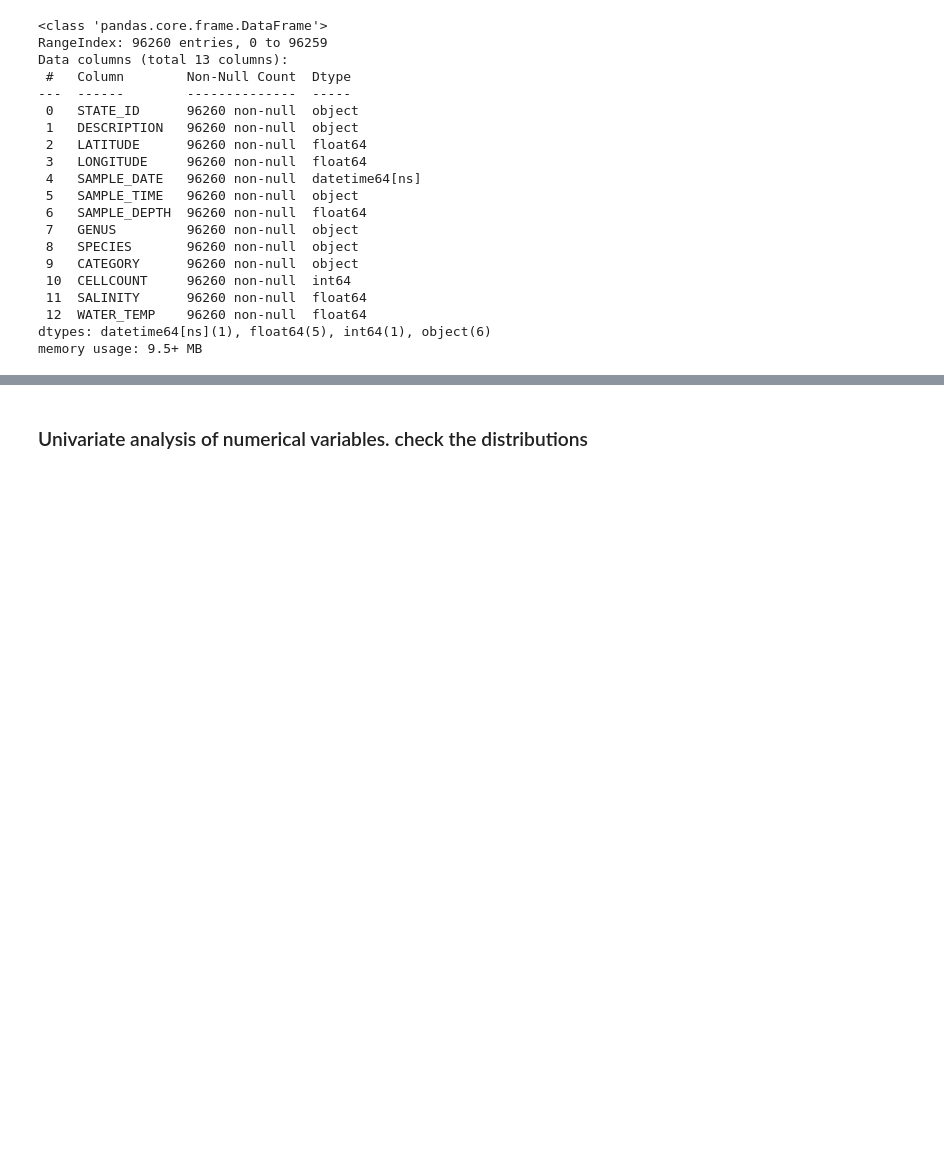
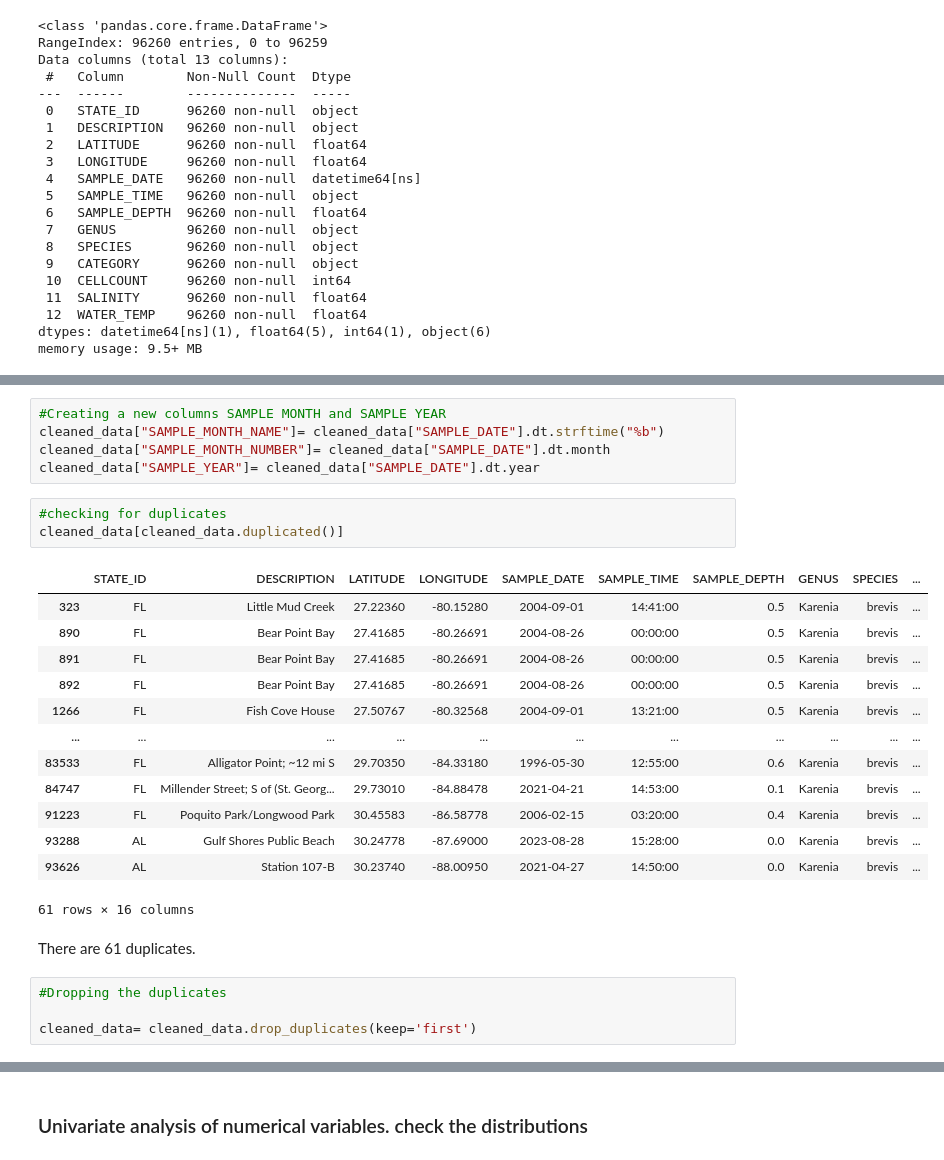
Before and after one commit to btokoli/Spotting-the-Unseen-Anomaly-Detection-in-Water-Quality-for-Early-Algal-Bloom-Warnings, a Jupyter notebook: analysis.ipynb, the cells around one changed output, grey strips where cells are left out. Cells and saved outputs as stored; diff of their text form; blank space fills up the shorter version.

```diff
--- a/analysis.ipynb
+++ b/analysis.ipynb
@@ -408,3 +408,31 @@ cleaned_data.describe().T
 | CELLCOUNT | 96260.0 | 86904.350914 | 0.0 | 0.0 | 0.0 | 0.0 | 388400000.0 | 1924648.55532 |
 | SALINITY | 96260.0 | 30.725678 | 0.02 | 28.1 | 33.0 | 35.04 | 86.0 | 6.664326 |
 | WATER_TEMP | 96260.0 | 24.767301 | 4.32 | 21.0 | 25.4 | 29.1 | 39.9 | 5.058842 |
+# %%
+#Creating a new columns SAMPLE MONTH and SAMPLE YEAR
+cleaned_data["SAMPLE_MONTH_NAME"]= cleaned_data["SAMPLE_DATE"].dt.strftime("%b")
+cleaned_data["SAMPLE_MONTH_NUMBER"]= cleaned_data["SAMPLE_DATE"].dt.month
+cleaned_data["SAMPLE_YEAR"]= cleaned_data["SAMPLE_DATE"].dt.year
+# %%
+#checking for duplicates
+cleaned_data[cleaned_data.duplicated()]
+# %% [output]
+|  | STATE_ID | DESCRIPTION | LATITUDE | LONGITUDE | SAMPLE_DATE | SAMPLE_TIME | SAMPLE_DEPTH | GENUS | SPECIES | ... |
+| 323 | FL | Little Mud Creek | 27.22360 | -80.15280 | 2004-09-01 | 14:41:00 | 0.5 | Karenia | brevis | ... |
+| 890 | FL | Bear Point Bay | 27.41685 | -80.26691 | 2004-08-26 | 00:00:00 | 0.5 | Karenia | brevis | ... |
+| 891 | FL | Bear Point Bay | 27.41685 | -80.26691 | 2004-08-26 | 00:00:00 | 0.5 | Karenia | brevis | ... |
+| 892 | FL | Bear Point Bay | 27.41685 | -80.26691 | 2004-08-26 | 00:00:00 | 0.5 | Karenia | brevis | ... |
+| 1266 | FL | Fish Cove House | 27.50767 | -80.32568 | 2004-09-01 | 13:21:00 | 0.5 | Karenia | brevis | ... |
+| ... | ... | ... | ... | ... | ... | ... | ... | ... | ... | ... |
+| 83533 | FL | Alligator Point; ~12 mi S | 29.70350 | -84.33180 | 1996-05-30 | 12:55:00 | 0.6 | Karenia | brevis | ... |
+| 84747 | FL | Millender Street; S of (St. Georg... | 29.73010 | -84.88478 | 2021-04-21 | 14:53:00 | 0.1 | Karenia | brevis | ... |
+| 91223 | FL | Poquito Park/Longwood Park | 30.45583 | -86.58778 | 2006-02-15 | 03:20:00 | 0.4 | Karenia | brevis | ... |
+| 93288 | AL | Gulf Shores Public Beach | 30.24778 | -87.69000 | 2023-08-28 | 15:28:00 | 0.0 | Karenia | brevis | ... |
+| 93626 | AL | Station 107-B | 30.23740 | -88.00950 | 2021-04-27 | 14:50:00 | 0.0 | Karenia | brevis | ... |
+61 rows × 16 columns
+# %% [markdown]
+There are 61 duplicates.
+# %%
+#Dropping the duplicates
+
+cleaned_data= cleaned_data.drop_duplicates(keep='first')
```
Also changed, not shown: parts of 17 cells of this notebook.
